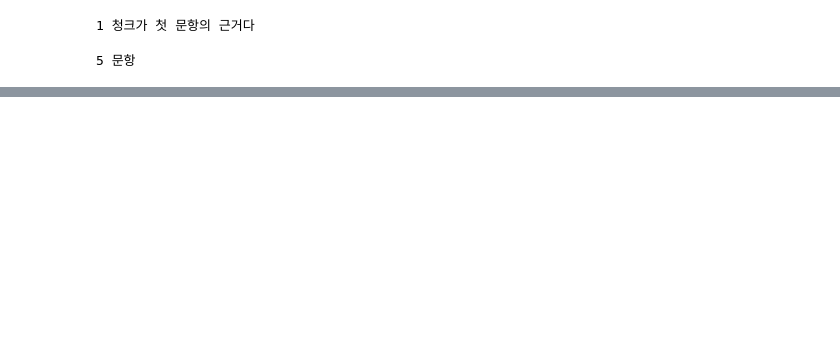
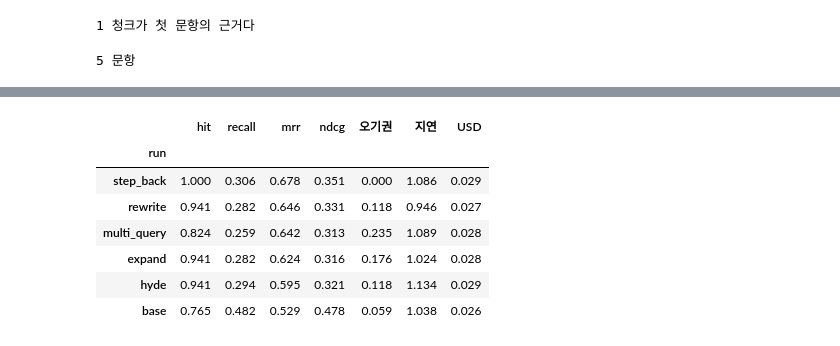
Before and after one commit to csmoon1010/kosa-2026-hyundai-project, a Jupyter notebook: hyejung/mini_project_1.ipynb, the cells around one changed output, grey strips where cells are left out. Drawn from its saved outputs; the diff is of its cells as text; code cells hidden in the pictures; blank space fills up the shorter version.

```diff
--- a/hyejung/mini_project_1.ipynb
+++ b/hyejung/mini_project_1.ipynb
@@ -1517,0 +2093,2 @@ for label, outs in answers.items():
+# %%
+base_retriever = store.as_retriever(search_kwargs={"k": BASE["k"]})
@@ -1517,0 +2190,15 @@ for label, outs in answers.items():
+# %%
+# HyDE
+from langchain_core.prompts import ChatPromptTemplate
+from langchain_core.output_parsers import StrOutputParser
+
+hyde = (
+    ChatPromptTemplate.from_messages([
+        ("system", """다음 질문에 대한 답변을 두 문장으로 지어낸다. 사실 여부는 상관없고 가이드 문서에 맞는 문체로 쓴다."""),
+        ("human", "질문: {query}")
+    ]) | llm | StrOutputParser()
+)
+hyde_retriever = hyde | base_retriever
+
+print("원본 : ", golden[2]["question"])
+print("HyDE : ", hyde.invoke({"query": golden[2]["question"]}, config={"callbacks": [usage]}))
@@ -1517,0 +2208,10 @@ for label, outs in answers.items():
+# %%
+# Step-back
+stepback = ChatPromptTemplate.from_template(
+    "다음 질문의 배경이 되는 더 일반적인 질문 하나로 바꾼다. 질문만 출력한다.\n\n{query}"
+) | llm | StrOutputParser()
+stepback_retriever = RunnableLambda(
+    lambda q: dedupe(base_retriever.invoke(q) + base_retriever.invoke(stepback.invoke({"query": q}))))
+
+print("원본 : ", golden[9]["question"])
+print("stepback : ", stepback.invoke({"query": golden[9]["question"]}, config={"callbacks": [usage]}))
@@ -1517,0 +2262,11 @@ for label, outs in answers.items():
+# %%
+TECHNIQUES = {"rewrite": rewrite_retriever, "multi_query": multi_retriever, "hyde": hyde_retriever,
+              "step_back": stepback_retriever, "expand": expand_retriever}
+chunks = create_chunks(chunk_size=BASE["chunk_size"], chunk_overlap=BASE["chunk_overlap"])
+
+for name, retriever in TECHNIQUES.items():
+    config = {**BASE, "name": name}
+    golden, chunks, rows = run(config, chunks, retriever=retriever)
+    frames[name] = grade(golden, chunks, rows)
+    results.append(summarize(frames[name], config))
+    print(name, "완료")
@@ -1517,0 +2285,12 @@ for label, outs in answers.items():
+# %%
+board = pd.DataFrame(results).set_index("run").round(3)
+board[["hit", "recall", "mrr", "ndcg", "오기권", "지연", "USD"]].sort_values("mrr", ascending=False)
+# %% [output]
+|  | hit | recall | mrr | ndcg | 오기권 | 지연 | USD |
+| run |  |  |  |  |  |  |  |
+| step_back | 1.000 | 0.306 | 0.678 | 0.351 | 0.000 | 1.086 | 0.029 |
+| rewrite | 0.941 | 0.282 | 0.646 | 0.331 | 0.118 | 0.946 | 0.027 |
+| multi_query | 0.824 | 0.259 | 0.642 | 0.313 | 0.235 | 1.089 | 0.028 |
+| expand | 0.941 | 0.282 | 0.624 | 0.316 | 0.176 | 1.024 | 0.028 |
+| hyde | 0.941 | 0.294 | 0.595 | 0.321 | 0.118 | 1.134 | 0.029 |
+| base | 0.765 | 0.482 | 0.529 | 0.478 | 0.059 | 1.038 | 0.026 |
```
Also changed, not shown: parts of 96 cells of this notebook.
